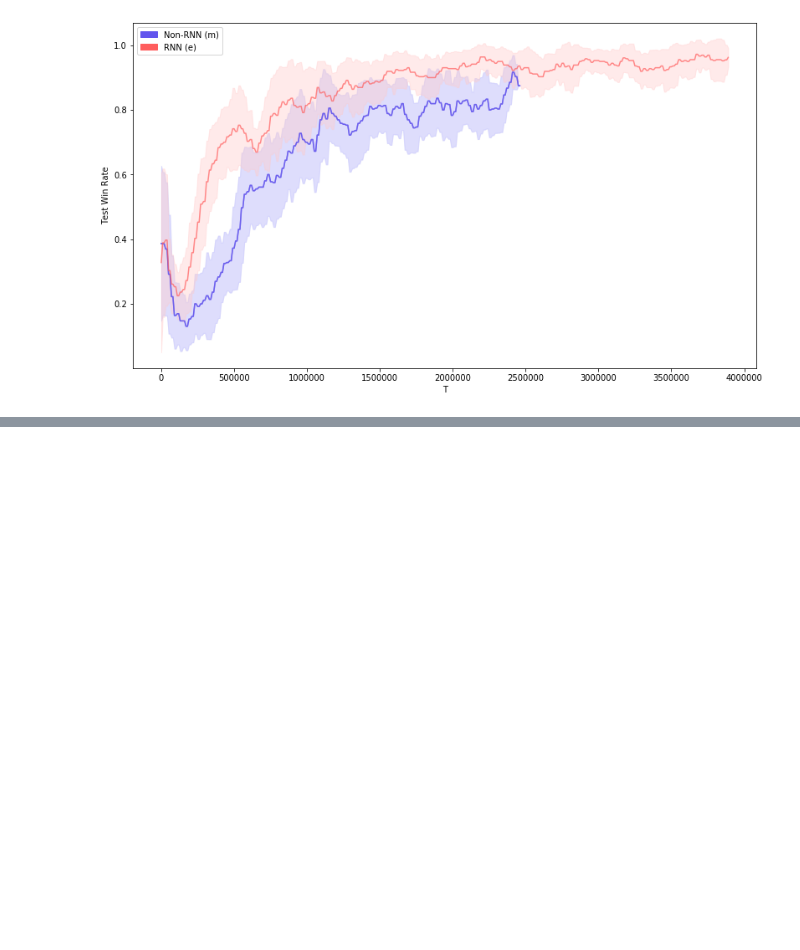
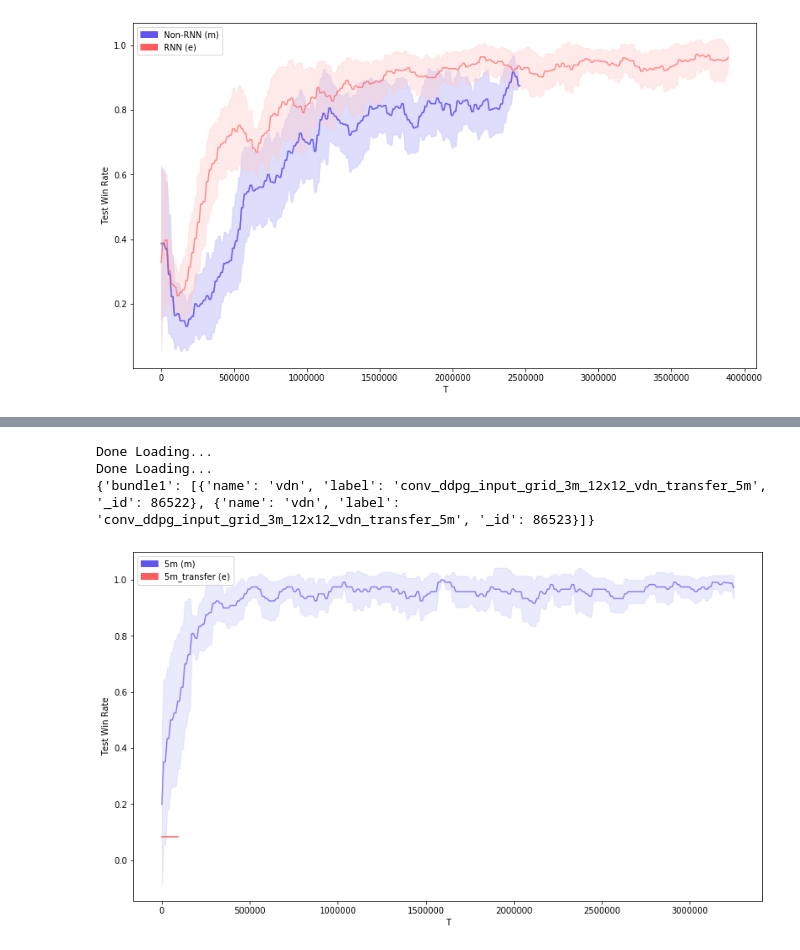
Before and after one commit to nicholasburden/pymarl, a Jupyter notebook: analysis/analysis2.ipynb, the cells around one changed output, grey strips where cells are left out. Cells and saved outputs as stored; diff of their text form; code cells hidden in the pictures; blank space fills up the shorter version.

```diff
--- a/analysis/analysis2.ipynb
+++ b/analysis/analysis2.ipynb
@@ -352,0 +374,28 @@ Done Loading...
+# %%
+
+#Transfer learning 5m -> 3m and raw 3m
+
+
+
+
+
+data__5m = mongo_central.get_name_label_names("", "conv_ddpg_input_grid_3m_12x12_vdn_nick_test_2")
+data__5m_transfer = mongo_central.get_name_label_names("", "conv_ddpg_input_grid_3m_12x12_vdn_transfer_5m")
+print(data__5m_transfer)
+
+bavg = bundle_average(mongo_central,
+                      [("5m", data__5m, "test_battle_won_mean", "test_battle_won_mean_T"),
+                       ("5m_transfer", data__5m_transfer, "test_battle_won_mean", "test_battle_won_mean_T")
+
+                      ],
+                      no_fails=True,
+                      window=100000)
+
+
+a = plot_bundle_avgs(bavg,
+                     figsize=(15,8))
+# %% [output]
+Done Loading...
+Done Loading...
+{'bundle1': [{'name': 'vdn', 'label': 'conv_ddpg_input_grid_3m_12x12_vdn_transfer_5m', '_id': 86522}, {'name': 'vdn', 'label': 'conv_ddpg_input_grid_3m_12x12_vdn_transfer_5m', '_id': 86523}]}
+[figure, added]
```
Also changed, not shown: parts of 3 cells of this notebook, 1 other file.
